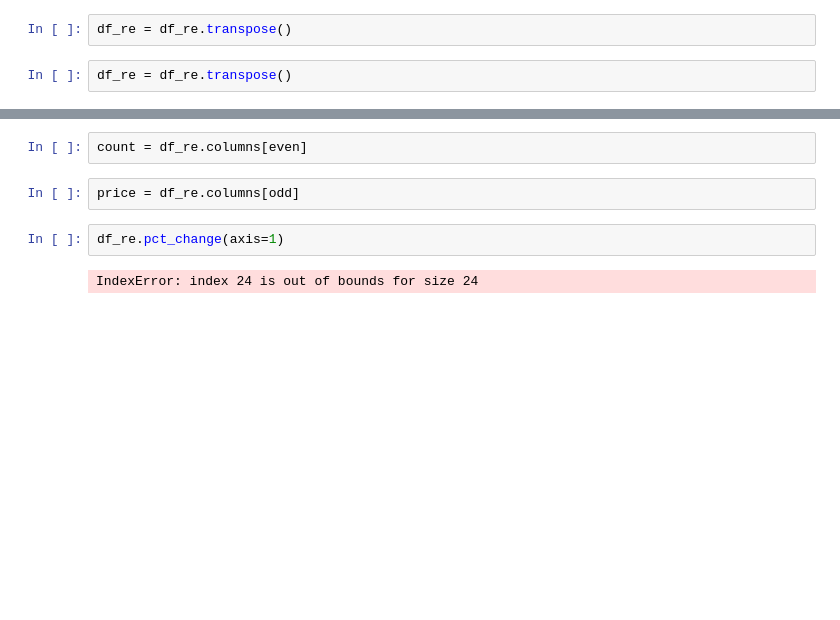
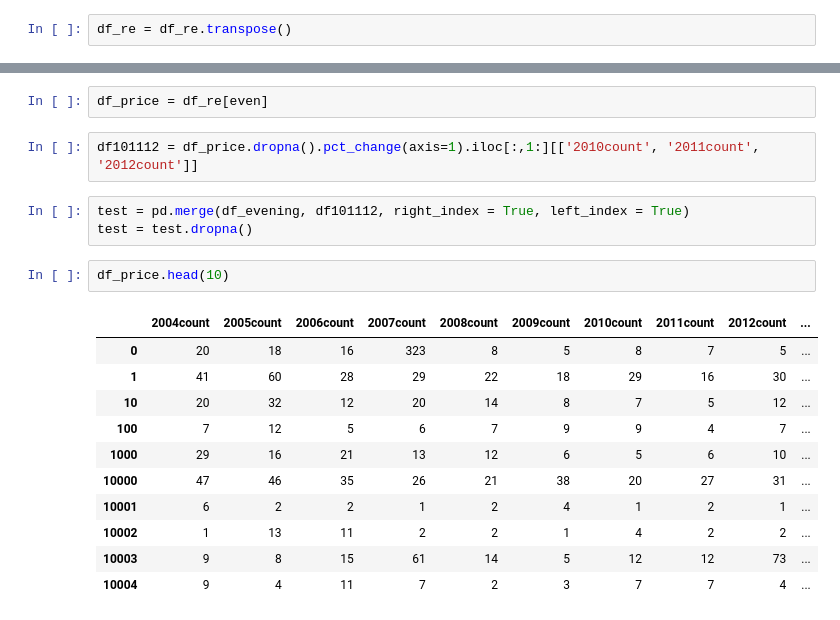
Before and after one commit to AmandaDoyle/BigDataTaxiFinalProject, a Jupyter notebook: Regression.ipynb, the cells around one changed output, grey strips where cells are left out. Drawn from its saved outputs; the diff is of its cells as text; blank space fills up the shorter version.

```diff
--- a/Regression.ipynb
+++ b/Regression.ipynb
@@ -17,4 +20,2 @@ df_re = pd.read_json("../RealEstate01year.json")
 # %%
 df_re = df_re.transpose()
-# %%
-df_re = df_re.transpose()
@@ -40,8 +24,21 @@ IndexError: index 12 is out of bounds for size 12
 # %%
-count = df_re.columns[even]
+df_price = df_re[even]
-# %%
-price = df_re.columns[odd]
-# %%
-df_re.pct_change(axis=1)
-# %% [output]
-IndexError: index 24 is out of bounds for size 24
+# %%
+df101112 = df_price.dropna().pct_change(axis=1).iloc[:,1:][['2010count', '2011count', '2012count']]
+# %%
+test = pd.merge(df_evening, df101112, right_index = True, left_index = True)
+test = test.dropna()
+# %%
+df_price.head(10)
+# %% [output]
+|  | 2004count | 2005count | 2006count | 2007count | 2008count | 2009count | 2010count | 2011count | 2012count | ... |
+| 0 | 20 | 18 | 16 | 323 | 8 | 5 | 8 | 7 | 5 | ... |
+| 1 | 41 | 60 | 28 | 29 | 22 | 18 | 29 | 16 | 30 | ... |
+| 10 | 20 | 32 | 12 | 20 | 14 | 8 | 7 | 5 | 12 | ... |
+| 100 | 7 | 12 | 5 | 6 | 7 | 9 | 9 | 4 | 7 | ... |
+| 1000 | 29 | 16 | 21 | 13 | 12 | 6 | 5 | 6 | 10 | ... |
+| 10000 | 47 | 46 | 35 | 26 | 21 | 38 | 20 | 27 | 31 | ... |
+| 10001 | 6 | 2 | 2 | 1 | 2 | 4 | 1 | 2 | 1 | ... |
+| 10002 | 1 | 13 | 11 | 2 | 2 | 1 | 4 | 2 | 2 | ... |
+| 10003 | 9 | 8 | 15 | 61 | 14 | 5 | 12 | 12 | 73 | ... |
+| 10004 | 9 | 4 | 11 | 7 | 2 | 3 | 7 | 7 | 4 | ... |
```
Also changed, not shown: parts of 11 cells of this notebook.
